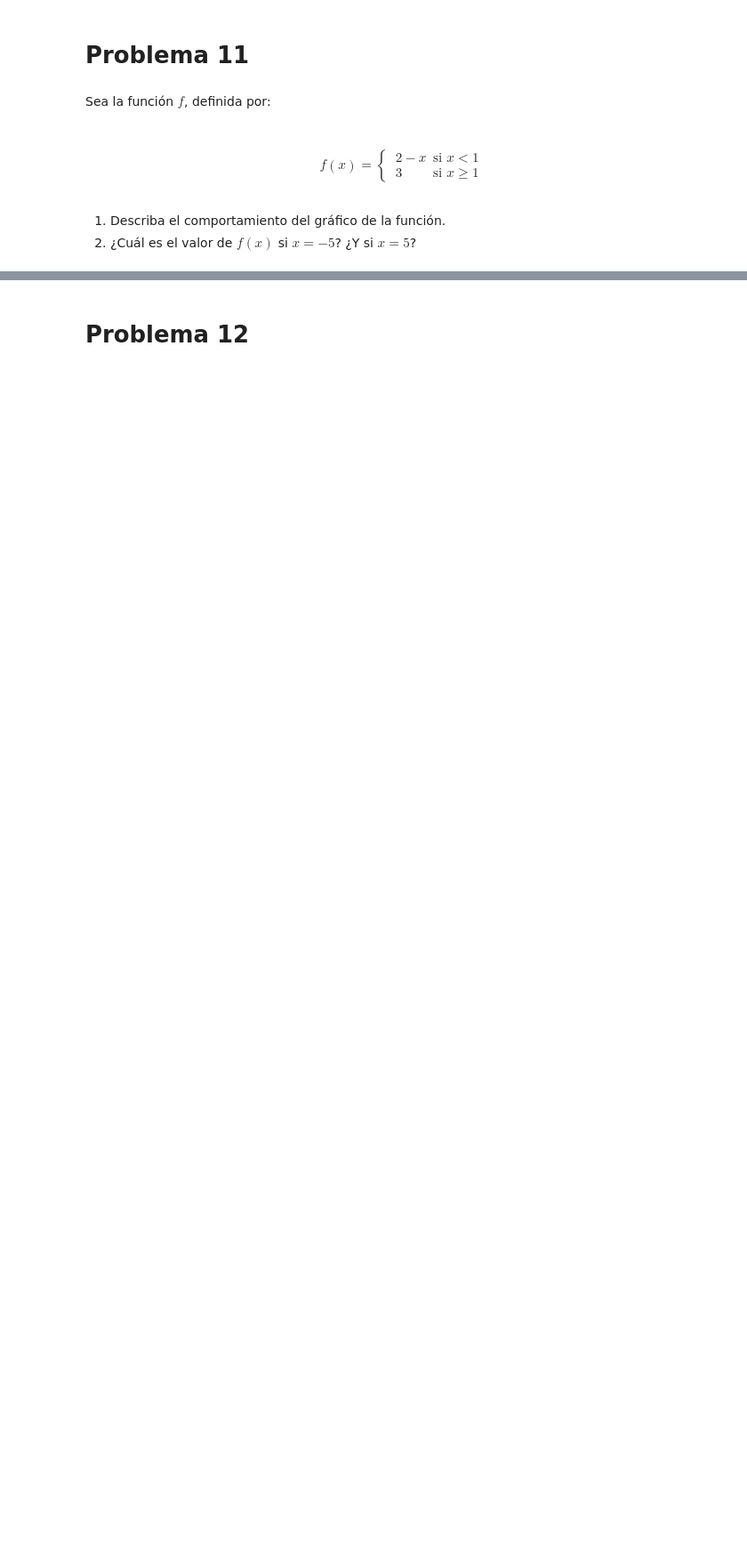
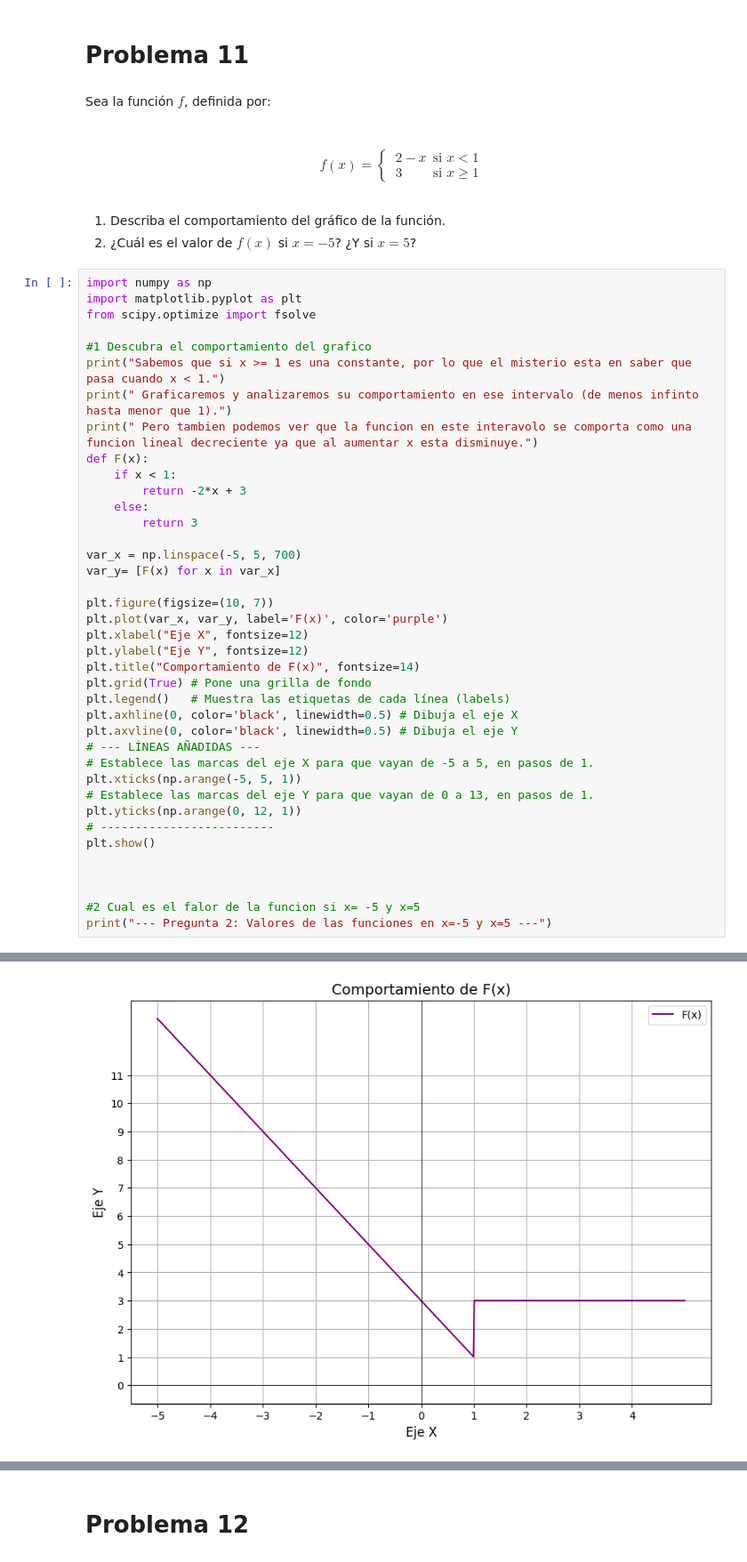
Before and after one commit to Leonardo9029/matematica-aplicada, a Jupyter notebook: G3_Aplicaciones_de_funciones copy.ipynb, the cells around one changed output, grey strips where cells are left out. Shown at 89% size. Saved outputs shown, nothing was run; the diff lists cells and outputs as text; blank space fills up the shorter version.

```diff
--- a/G3_Aplicaciones_de_funciones copy.ipynb
+++ b/G3_Aplicaciones_de_funciones copy.ipynb
@@ -476,3 +618,43 @@ $$f(x) = \begin{cases}
 
 1. Describa el comportamiento del gráfico de la función.
 2. ¿Cuál es el valor de $f(x)$ si $x = -5$? ¿Y si $x = 5$?
+# %%
+import numpy as np
+import matplotlib.pyplot as plt
+from scipy.optimize import fsolve
+
+#1 Descubra el comportamiento del grafico
+print("Sabemos que si x >= 1 es una constante, por lo que el misterio esta en saber que pasa cuando x < 1.")
+print(" Graficaremos y analizaremos su comportamiento en ese intervalo (de menos infinto hasta menor que 1).")
+print(" Pero tambien podemos ver que la funcion en este interavolo se comporta como una funcion lineal decreciente ya que al aumentar x esta disminuye.")
+def F(x):
+    if x < 1:
+        return -2*x + 3
+    else:
+        return 3
+
+var_x = np.linspace(-5, 5, 700)
+var_y= [F(x) for x in var_x]
+
+plt.figure(figsize=(10, 7))
+plt.plot(var_x, var_y, label='F(x)', color='purple')
+plt.xlabel("Eje X", fontsize=12)
+plt.ylabel("Eje Y", fontsize=12)
+plt.title("Comportamiento de F(x)", fontsize=14)
+plt.grid(True) # Pone una grilla de fondo
+plt.legend()   # Muestra las etiquetas de cada línea (labels)
+plt.axhline(0, color='black', linewidth=0.5) # Dibuja el eje X
+plt.axvline(0, color='black', linewidth=0.5) # Dibuja el eje Y
+# --- LÍNEAS AÑADIDAS ---
+# Establece las marcas del eje X para que vayan de -5 a 5, en pasos de 1.
+plt.xticks(np.arange(-5, 5, 1))
+# Establece las marcas del eje Y para que vayan de 0 a 13, en pasos de 1.
+plt.yticks(np.arange(0, 12, 1))
+# -------------------------
+plt.show()
+
+
+
+#2 Cual es el falor de la funcion si x= -5 y x=5
+print("--- Pregunta 2: Valores de las funciones en x=-5 y x=5 ---")
+# %% [output]
@@ -478,0 +664 @@ $$f(x) = \begin{cases}
+[figure, added]
```
Also changed, not shown: parts of 3 cells of this notebook.
